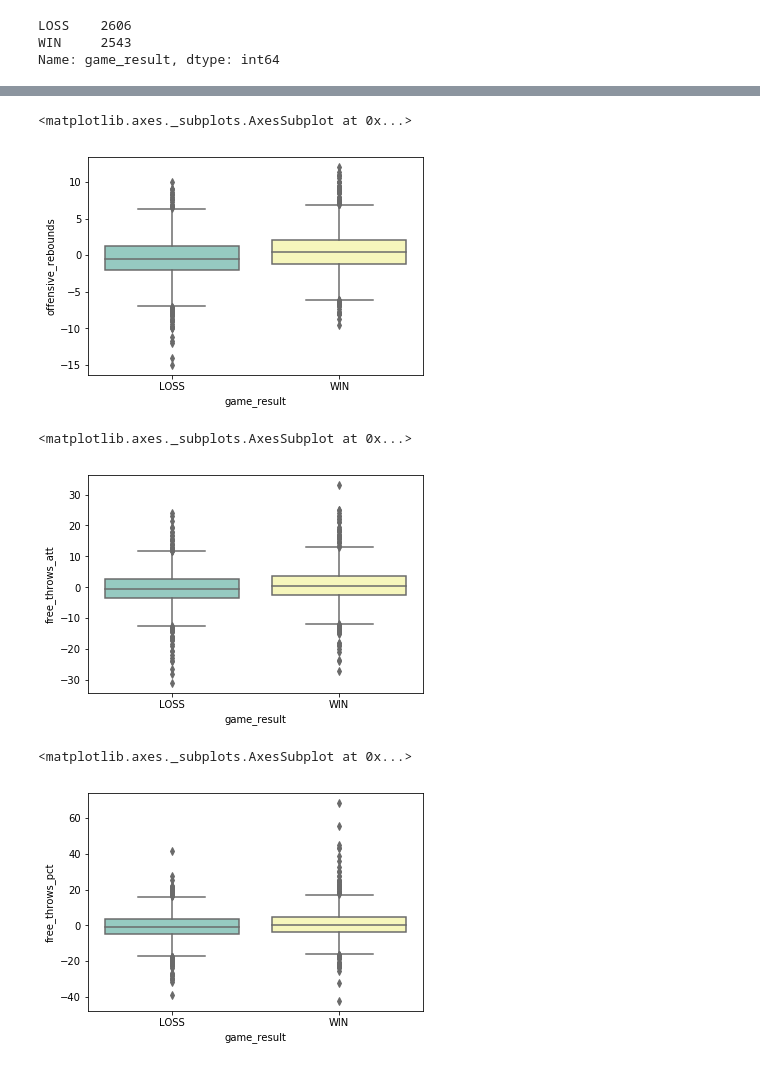
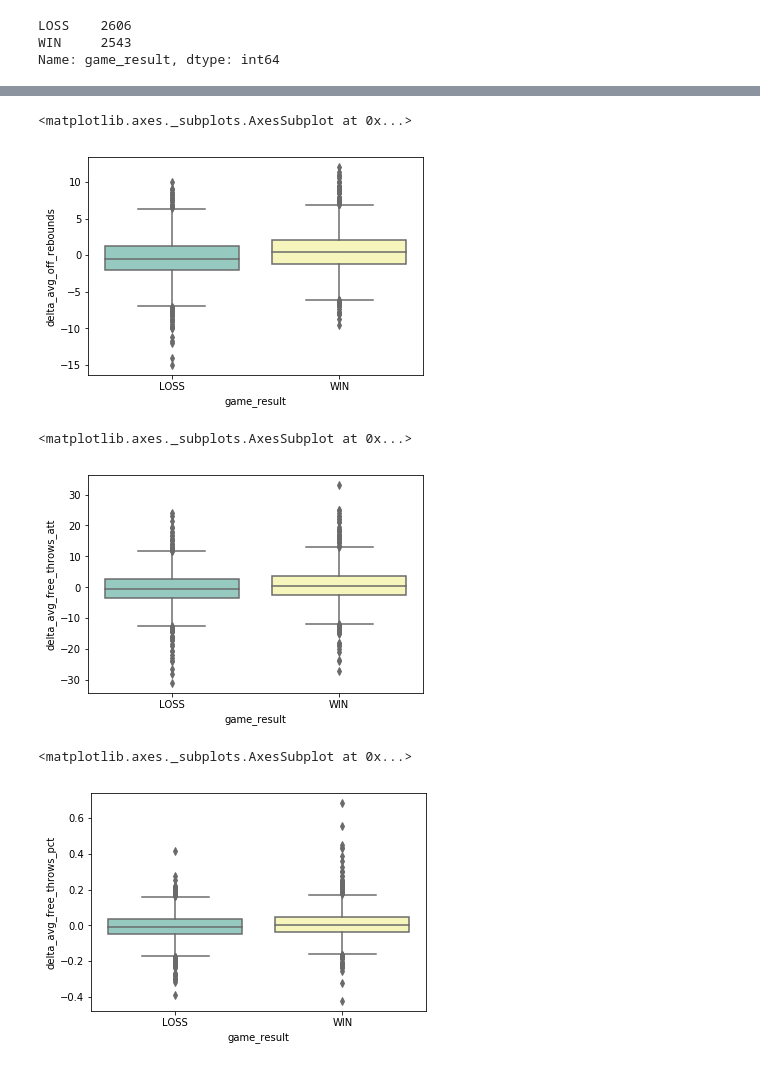
Before and after one commit to chipk215/ncaa_basketball, a Jupyter notebook: FeatureExploration.ipynb, the cells around one changed output, grey strips where cells are left out. Saved outputs shown, nothing was run; the diff lists cells and outputs as text; code cells hidden in the pictures.

Commit message:
Refactor data extractiom and translation

```diff
--- a/FeatureExploration.ipynb
+++ b/FeatureExploration.ipynb
@@ -68,16 +48,16 @@ sns.boxplot(x="game_result", y="points_game",data =game_data, palette="Set3")
 # %%
-sns.boxplot(x="game_result", y="offensive_rebounds",data =game_data, palette="Set3")
+sns.boxplot(x="game_result", y="delta_avg_off_rebounds",data =game_data, palette="Set3")
 # %% [output]
 <matplotlib.axes._subplots.AxesSubplot at 0x...>
-[figure, old version]
+[figure, new version]
 # %%
-sns.boxplot(x="game_result", y="free_throws_att",data =game_data, palette="Set3")
+sns.boxplot(x="game_result", y="delta_avg_free_throws_att",data =game_data, palette="Set3")
 # %% [output]
 <matplotlib.axes._subplots.AxesSubplot at 0x...>
-[figure, old version]
+[figure, new version]
 # %%
-sns.boxplot(x="game_result", y="free_throws_pct",data =game_data, palette="Set3")
+sns.boxplot(x="game_result", y="delta_avg_free_throws_pct",data =game_data, palette="Set3")
 # %% [output]
 <matplotlib.axes._subplots.AxesSubplot at 0x...>
-[figure, old version]
+[figure, new version]
 # %%
```
Also changed, not shown: parts of 14 cells of this notebook, 12 other files.
